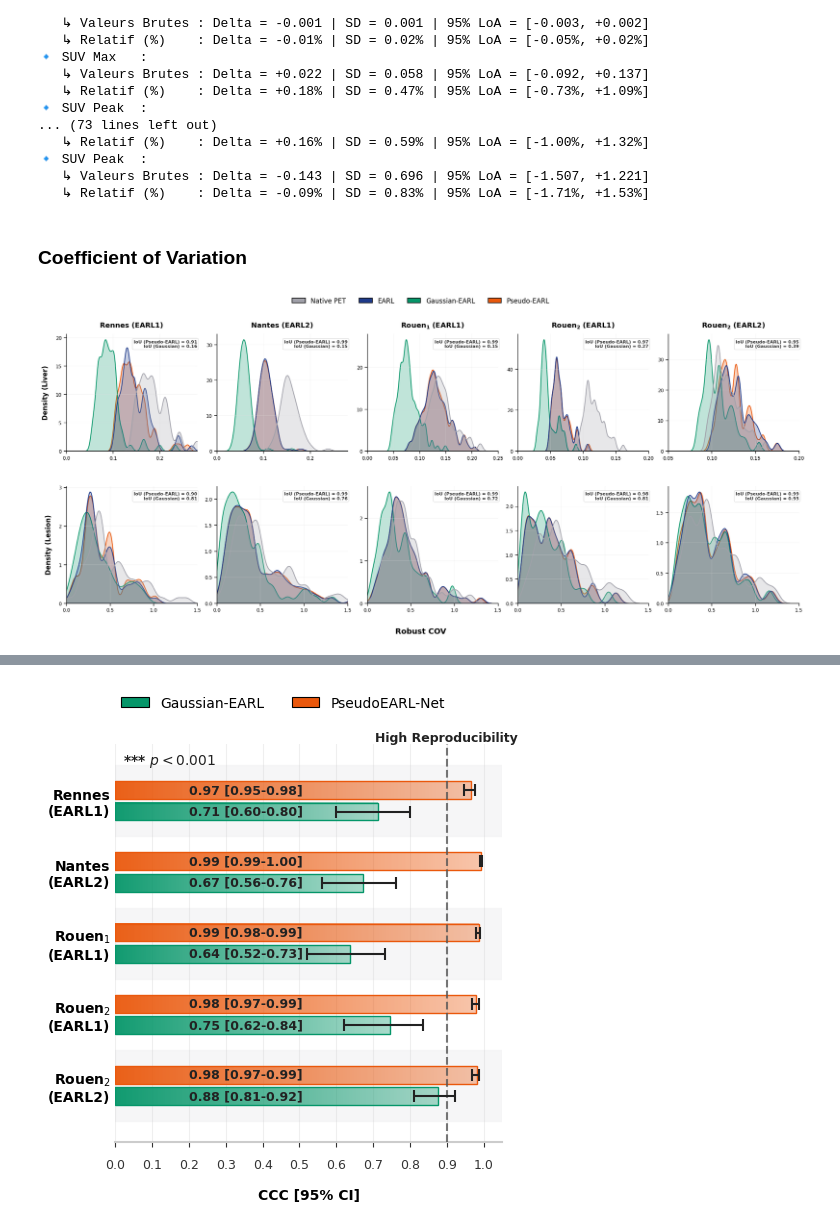
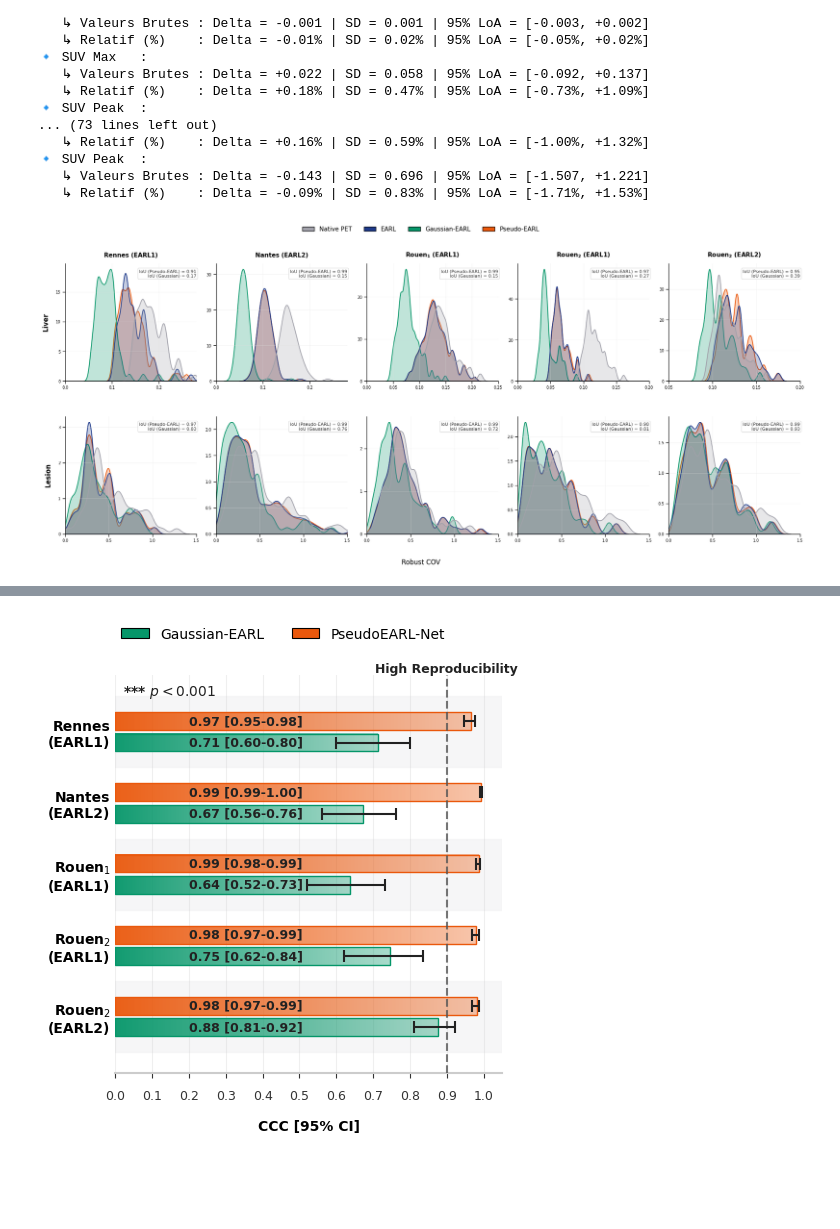
Before and after one commit to Arksyd96/federated-pet-harmonization, a Jupyter notebook: notebooks/pet_earl_translation_evaluation.ipynb, the cells around one changed output, grey strips where cells are left out. Saved outputs shown, nothing was run; the diff lists cells and outputs as text; code cells hidden in the pictures; blank space fills up the shorter version.

```diff
--- a/notebooks/pet_earl_translation_evaluation.ipynb
+++ b/notebooks/pet_earl_translation_evaluation.ipynb
@@ -105,7 +122,7 @@ master_df.head()
 import os
 import pandas as pd
 
-master_df = pd.read_csv('../outputs/pseudo-earl/master_radiomics.csv', low_memory=False)
+master_df = pd.read_csv('../data/master_df_with_cov.csv', low_memory=False)
 
 dom_col = master_df['Domain'].str.lower()
 mod_col = master_df['Modality'].str.lower()
@@ -122,6 +139,9 @@ mask_a100_std2 = is_a100 & mod_col.isin(['earl2', 'gaussian-earl2', 'pseudo-earl
 mask_a100_standard = is_a100 & (mod_col == 'standard') & (master_df['Subject_ID'].isin(ids_pseudo1) | master_df['Subject_ID'].isin(ids_pseudo2))
 master_df = master_df[mask_rennes_chb | mask_nantes | mask_a100_std1 | mask_a100_std2 | mask_a100_standard].copy()
 
+# reset index
+master_df.reset_index(drop=True, inplace=True)
+
 # Vérification rapide
 print(f"Dataset nettoyé ! Lignes restantes : {len(master_df)}")
 # %% [output]
@@ -1334,0 +1604,6 @@ def display_suv_statistics(res):
+# %%
+# def compute_strict_suv_deltas(df):
+df = master_df_with_suv.copy()
+
+is_prediction = df['Modality'].str.contains('pseudo|gaussian', case=False, na=False)
+print(is_prediction)
@@ -1472,8 +1901,6 @@ Nombre de patients valides : 88
 🔹 SUV Peak  :
    ↳ Valeurs Brutes : Delta = -0.143 | SD = 0.696 | 95% LoA = [-1.507, +1.221]
    ↳ Relatif (%)    : Delta = -0.09% | SD = 0.83% | 95% LoA = [-1.71%, +1.53%]
-# %% [markdown]
-### Coefficient of Variation
 # %%
 import numpy as np
 import pandas as pd
@@ -1620,7 +2047,7 @@ def plot_density_seaborn_multivoi(df,
             if score_text:
                 # Affichage en haut à droite (1.0, 0.95) à l'intérieur du plot
                 ax.text(1.0, 0.95, score_text.strip(), transform=ax.transAxes,
-                        ha='right', va='top', fontsize=8, fontweight='bold', color='#333333',
+                        ha='right', va='top', fontsize=8, fontweight='normal', color='#333333',
                         bbox=dict(boxstyle="round,pad=0.3", fc="white", ec="#cccccc", alpha=0.8), zorder=5)
 
             # --- ESTHÉTIQUE & NETTOYAGE ---
@@ -1632,7 +2059,7 @@ def plot_density_seaborn_multivoi(df,
             ax.set_xlabel("")
 
             if col_idx == 0:
-                ax.set_ylabel(f"Density ({target_voi.capitalize()})", fontweight='bold', labelpad=12, fontsize=base_fontsize)
+                ax.set_ylabel(f"{target_voi.capitalize()}", fontweight='bold', labelpad=12, fontsize=base_fontsize + 2)
             else:
                 ax.set_ylabel("")
 
@@ -1657,41 +2084,44 @@ def plot_density_seaborn_multivoi(df,
 
             ax.xaxis.set_major_locator(MaxNLocator(5, steps=[1, 2, 5, 10]))
             ax.yaxis.set_major_locator(MaxNLocator(5, steps=[1, 2, 5, 10]))
-            ax.grid(axis='both', linestyle='-', alpha=0.3, color='#e0e0e0')
+            ax.grid(axis='both', linestyle='-', alpha=0.35, color='#e0e0e0')
 
     # --- TEXTE GLOBAL AXE X ---
-    fig.supxlabel(metric.replace('_', ' '), fontsize=base_fontsize + 2, fontweight='bold', y=0.03)
+    fig.supxlabel(metric.replace('_', ' '), fontsize=base_fontsize + 2, fontweight='normal', y=0.03)
 
     # --- LÉGENDE GLOBALE ---
-    legend_elements = [Patch(facecolor=c, edgecolor='black', linewidth=1.2, label=m)
+    legend_elements = [Patch(facecolor=c, edgecolor='black', linewidth=1., label=m)
                        for m, c in zip(hue_order, colors)]
 
     fig.legend(handles=legend_elements, loc='upper center', bbox_to_anchor=(0.5, 1.00),
-               ncol=4, frameon=False, fontsize=base_fontsize)
+               ncol=4, frameon=False, fontsize=base_fontsize + 1)
+
+    # save as svg
+    plt.savefig(f"overlap_density_{metric}_{overlap_metric}.svg", format='svg', bbox_inches='tight', dpi=300)
 
     plt.subplots_adjust(hspace=0.3, wspace=0.15, bottom=0.12)
     plt.show()
 
 # =========================================================
 # EXEMPLE D'EXÉCUTION
 # =========================================================
 #
 x_limits = [
     (0, 0.28), (0, 0.28), (0, 0.25), (0, 0.2), (0.05, 0.2), # Ligne 1 : Liver (5 plots)
     (0, 1.5),  (0, 1.5),  (0, 1.5),  (0, 1.5), (0, 1.5)     # Ligne 2 : Lesion (5 plots)
 ]
 
 plot_density_seaborn_multivoi(
     master_df,
     overlap_metric='iou',
     xlim_list=x_limits,
-    font_scale=1.0,
-    base_fontsize=12,
+    font_scale=.8,
+    base_fontsize=10,
     bw_adjust_val=0.4,
     alpha_val=0.25
 )
 # %% [output]
-[figure, old version]
+[figure, new version]
 # %%
 import numpy as np
 import pandas as pd
```
Also changed, not shown: parts of 18 cells of this notebook, 2 other files.
